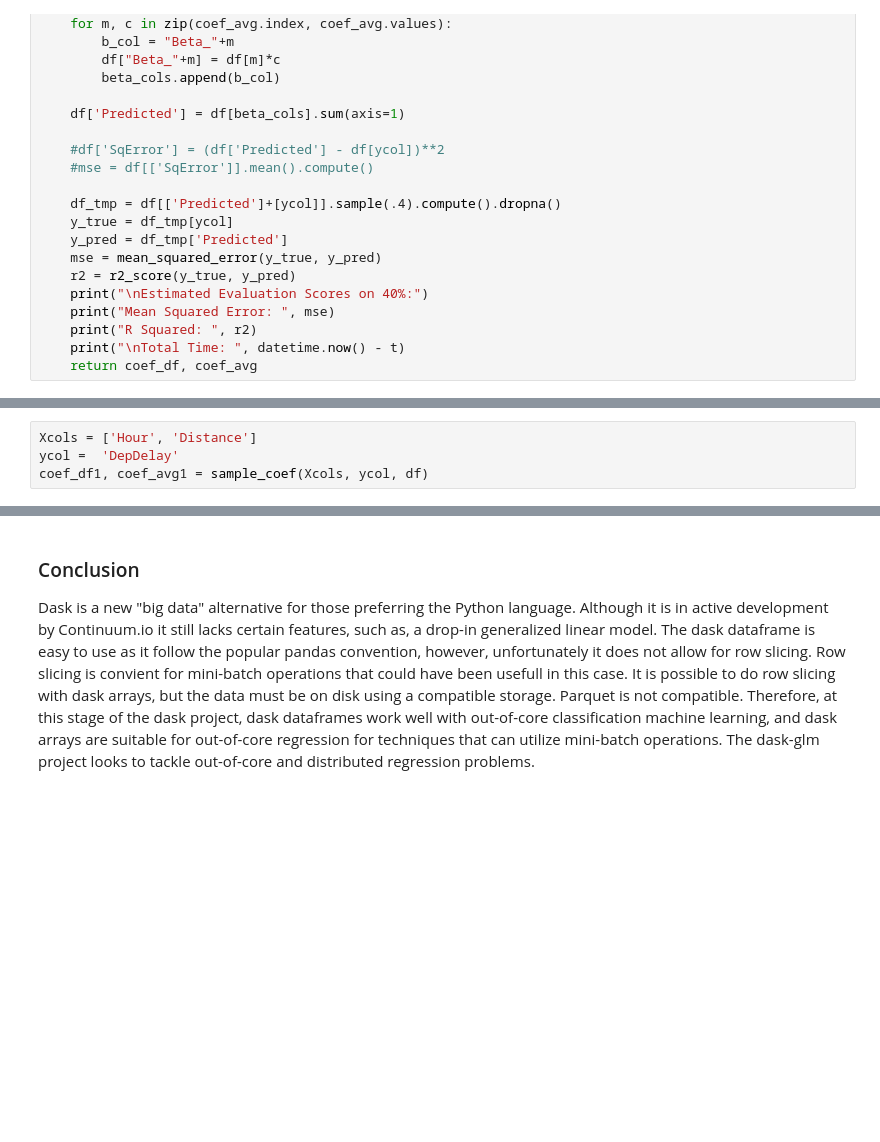
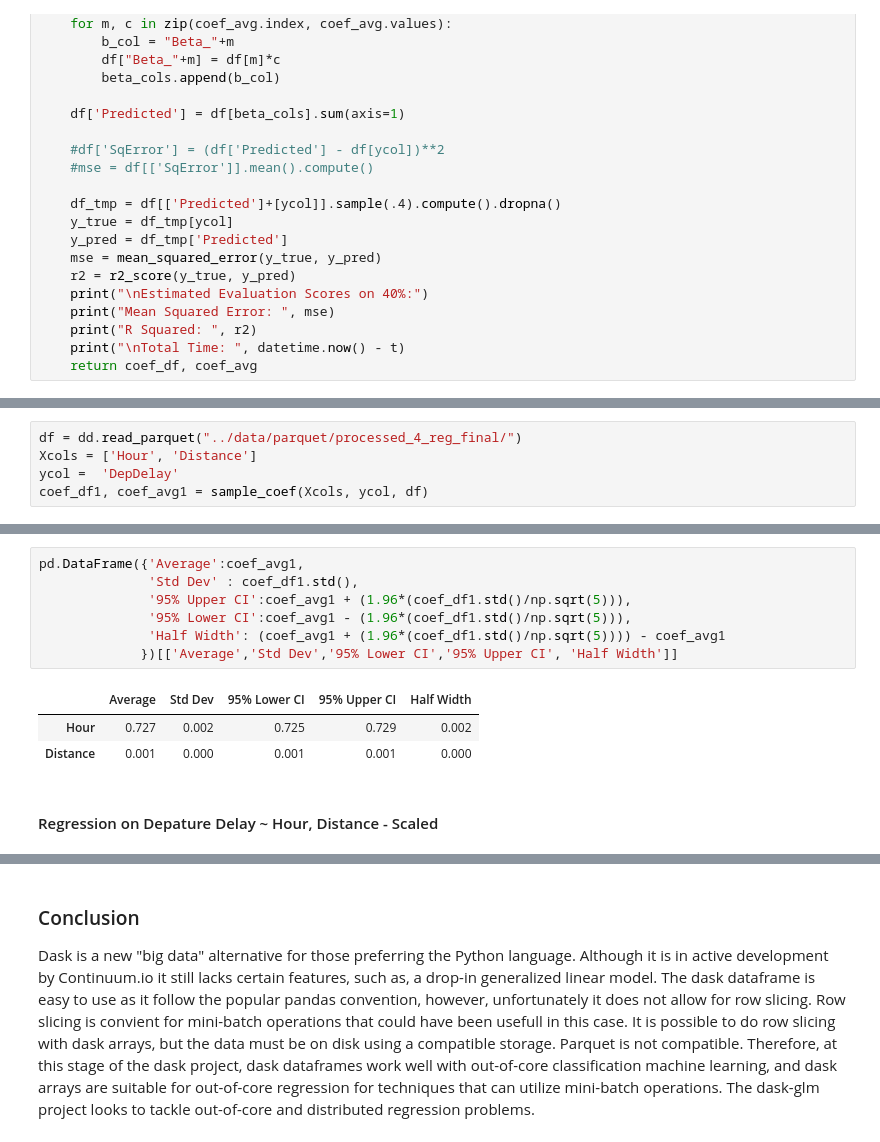
Before and after one commit to rlshuhart/Unit-14_Analyzing_Airline_Flight_Delays, a Jupyter notebook: reports/BHallum_RShuhart_CFicklin_Unit14CaseStudy.ipynb, the cells around one changed output, grey strips where cells are left out. Drawn from its saved outputs; the diff is of its cells as text; blank space fills up the shorter version.

```diff
--- a/reports/BHallum_RShuhart_CFicklin_Unit14CaseStudy.ipynb
+++ b/reports/BHallum_RShuhart_CFicklin_Unit14CaseStudy.ipynb
@@ -383,4 +464,5 @@ def sample_coef(Xcols, ycol, df, samp_size = .1, seeds = [123,456,789,101,112]):
 # %%
+df = dd.read_parquet("../data/parquet/processed_4_reg_final/")
 Xcols = ['Hour', 'Distance']
 ycol =  'DepDelay'
 coef_df1, coef_avg1 = sample_coef(Xcols, ycol, df)
@@ -387,3 +487,16 @@ coef_df1, coef_avg1 = sample_coef(Xcols, ycol, df)
+# %%
+pd.DataFrame({'Average':coef_avg1,
+              'Std Dev' : coef_df1.std(),
+              '95% Upper CI':coef_avg1 + (1.96*(coef_df1.std()/np.sqrt(5))),
+              '95% Lower CI':coef_avg1 - (1.96*(coef_df1.std()/np.sqrt(5))),
+              'Half Width': (coef_avg1 + (1.96*(coef_df1.std()/np.sqrt(5)))) - coef_avg1
+             })[['Average','Std Dev','95% Lower CI','95% Upper CI', 'Half Width']]
+# %% [output]
+|  | Average | Std Dev | 95% Lower CI | 95% Upper CI | Half Width |
+| Hour | 0.727 | 0.002 | 0.725 | 0.729 | 0.002 |
+| Distance | 0.001 | 0.000 | 0.001 | 0.001 | 0.000 |
+# %% [markdown]
+#### Regression on Depature Delay ~ Hour, Distance - Scaled
 # %%
 Xcols = ['Hour_scaled', 'Distance_scaled']
 ycol =  'DepDelay'
```
Also changed, not shown: parts of 33 cells of this notebook, 1 other file.
